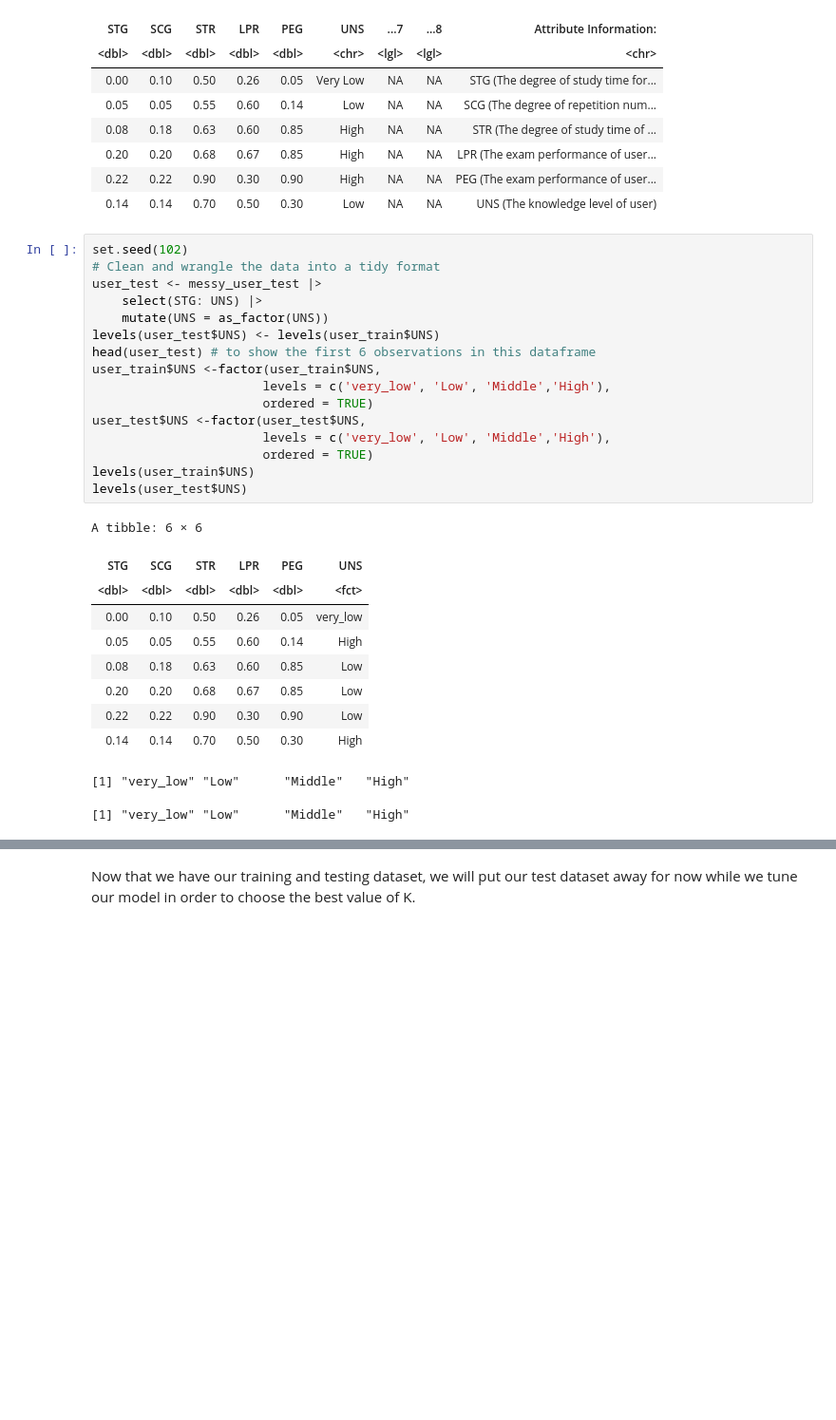
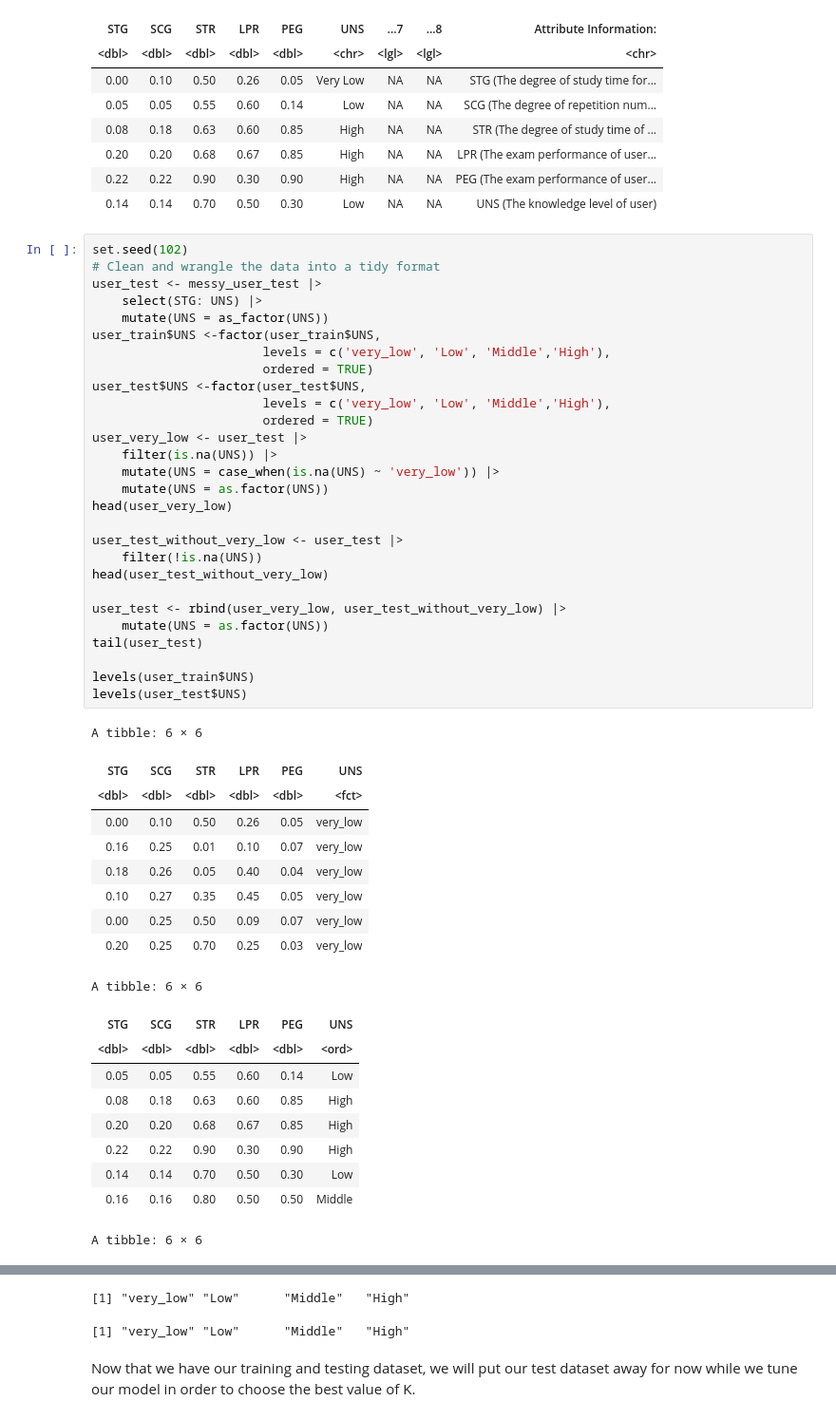
Before and after one commit to lucyzyl/dsci_100_007_group07, a Jupyter notebook: report.ipynb, the cells around one changed output, grey strips where cells are left out. Shown at 95% size. Saved outputs shown, nothing was run; the diff lists cells and outputs as text; blank space fills up the shorter version.

Commit message:
fix the level problem

```diff
--- a/report.ipynb
+++ b/report.ipynb
@@ -89,28 +89,48 @@ A tibble: 6 × 9
 # %%
 set.seed(102)
 # Clean and wrangle the data into a tidy format
 user_test <- messy_user_test |>
     select(STG: UNS) |>
     mutate(UNS = as_factor(UNS))
-levels(user_test$UNS) <- levels(user_train$UNS)
-head(user_test) # to show the first 6 observations in this dataframe
 user_train$UNS <-factor(user_train$UNS,
                        levels = c('very_low', 'Low', 'Middle','High'),
                        ordered = TRUE)
 user_test$UNS <-factor(user_test$UNS,
                        levels = c('very_low', 'Low', 'Middle','High'),
                        ordered = TRUE)
+user_very_low <- user_test |>
+    filter(is.na(UNS)) |>
+    mutate(UNS = case_when(is.na(UNS) ~ 'very_low')) |>
+    mutate(UNS = as.factor(UNS))
+head(user_very_low)
+
+user_test_without_very_low <- user_test |>
+    filter(!is.na(UNS))
+head(user_test_without_very_low)
+
+user_test <- rbind(user_very_low, user_test_without_very_low) |>
+    mutate(UNS = as.factor(UNS))
+tail(user_test)
+
 levels(user_train$UNS)
 levels(user_test$UNS)
 # %% [output]
 A tibble: 6 × 6
 | STG | SCG | STR | LPR | PEG | UNS |
 | <dbl> | <dbl> | <dbl> | <dbl> | <dbl> | <fct> |
 | 0.00 | 0.10 | 0.50 | 0.26 | 0.05 | very_low |
-| 0.05 | 0.05 | 0.55 | 0.60 | 0.14 | High |
-| 0.08 | 0.18 | 0.63 | 0.60 | 0.85 | Low |
-| 0.20 | 0.20 | 0.68 | 0.67 | 0.85 | Low |
-| 0.22 | 0.22 | 0.90 | 0.30 | 0.90 | Low |
-| 0.14 | 0.14 | 0.70 | 0.50 | 0.30 | High |
+| 0.16 | 0.25 | 0.01 | 0.10 | 0.07 | very_low |
+| 0.18 | 0.26 | 0.05 | 0.40 | 0.04 | very_low |
+| 0.10 | 0.27 | 0.35 | 0.45 | 0.05 | very_low |
+| 0.00 | 0.25 | 0.50 | 0.09 | 0.07 | very_low |
+| 0.20 | 0.25 | 0.70 | 0.25 | 0.03 | very_low |
-[1] "very_low" "Low"      "Middle"   "High"
+A tibble: 6 × 6
+| STG | SCG | STR | LPR | PEG | UNS |
+| <dbl> | <dbl> | <dbl> | <dbl> | <dbl> | <ord> |
+| 0.05 | 0.05 | 0.55 | 0.60 | 0.14 | Low |
+| 0.08 | 0.18 | 0.63 | 0.60 | 0.85 | High |
+| 0.20 | 0.20 | 0.68 | 0.67 | 0.85 | High |
+| 0.22 | 0.22 | 0.90 | 0.30 | 0.90 | High |
+| 0.14 | 0.14 | 0.70 | 0.50 | 0.30 | Low |
+| 0.16 | 0.16 | 0.80 | 0.50 | 0.50 | Middle |
-[1] "very_low" "Low"      "Middle"   "High"
+A tibble: 6 × 6
@@ -117,3 +145,5 @@ A tibble: 6 × 6
+[1] "very_low" "Low"      "Middle"   "High"
+[1] "very_low" "Low"      "Middle"   "High"
 # %% [markdown]
 Now that we have our training and testing dataset, we will put our test dataset away for now while we tune our model in order to choose the best value of K.
 # %%
```
Also changed, not shown: parts of 5 cells of this notebook.
